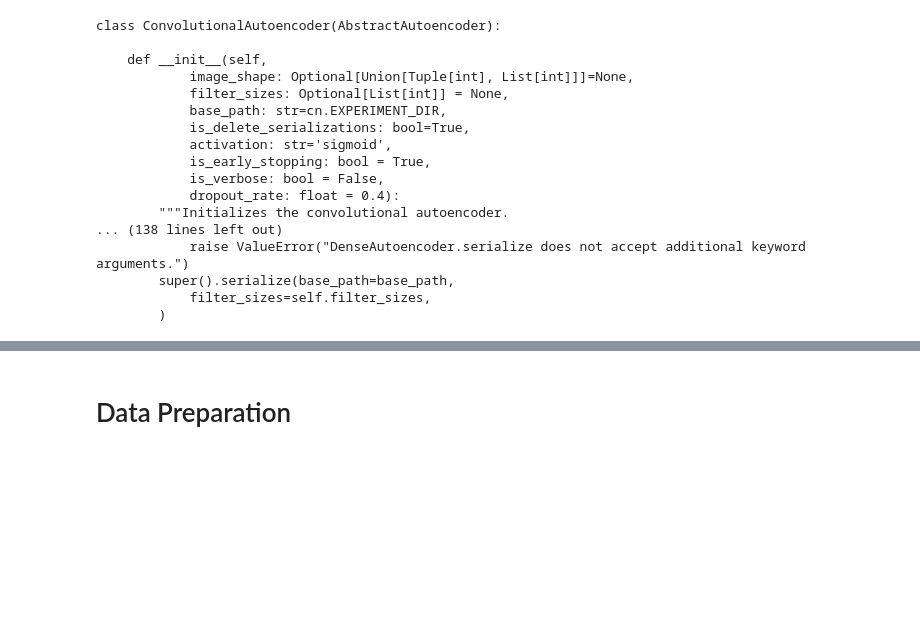
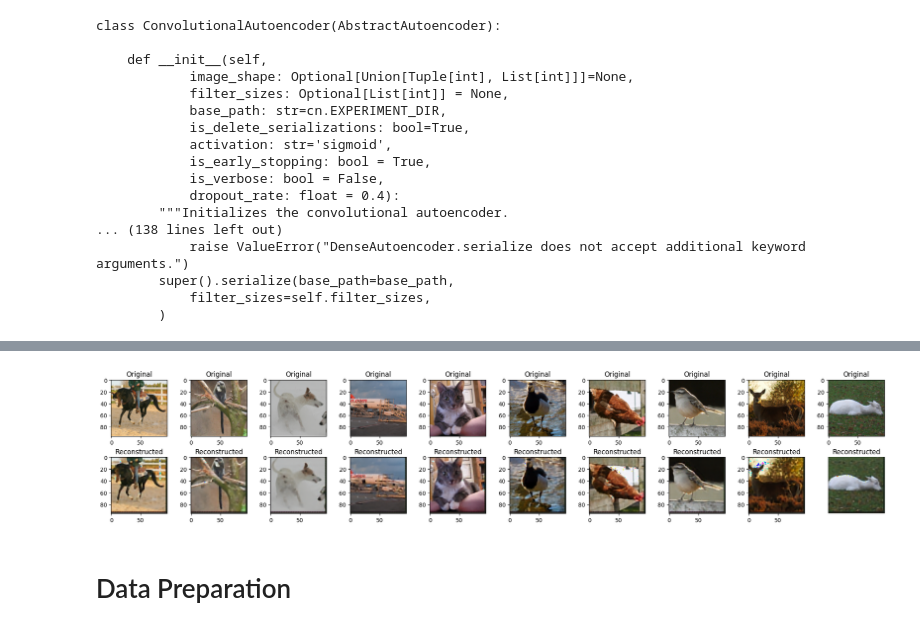
Before and after one commit to joseph-hellerstein/pixel_proficiency, a Jupyter notebook: notebooks/Pixel_Proficiency_4_self-supervised-autoencoders.ipynb, the cells around one changed output, grey strips where cells are left out. Drawn from its saved outputs; the diff is of its cells as text; code cells hidden in the pictures; blank space fills up the shorter version.

Commit message:
More experiments

```diff
--- a/notebooks/Pixel_Proficiency_4_self-supervised-autoencoders.ipynb
+++ b/notebooks/Pixel_Proficiency_4_self-supervised-autoencoders.ipynb
@@ -81,6 +81,7 @@ if os.path.isdir("src"):
 !mv pixel_proficiency/src .
 # %%
 NOTEBOOK_PATH = os.path.dirname(ipynbname.path())
+PROJECT_PATH = os.path.dirname(NOTEBOOK_PATH)
 NOTEBOOK_PATH
 SRC_PATH = os.path.join(NOTEBOOK_PATH, "src")
 sys.path.insert(0, SRC_PATH)
@@ -339,6 +351,8 @@ class ConvolutionalAutoencoder(AbstractAutoencoder):
             filter_sizes=self.filter_sizes,
         )
 # %%
-path = "pixel_proficiency/models/convolutional_analysis"
-CAE = ConvolutionalAutoencoder.deserializeAll(path)
+base_path = os.path.join(PROJECT_PATH, "experiments", "convolutional_animals")
+base_path = os.path.join(base_path, "animals_image_shape-96__96__3__filter_sizes-256__128__64__batch_size-128__autoencoder-ConvolutionalAutoencoder")
+CAE = ConvolutionalAutoencoder.deserialize(base_path)
+CAE.plot(X_ANIMALS_TEST)
 # %% [output]
@@ -345,0 +360 @@ AttributeError: type object 'ConvolutionalAutoencoder' has no attribute 'deseria
+[figure, added]
```
Also changed, not shown: parts of 10 cells of this notebook, 2 other files.
